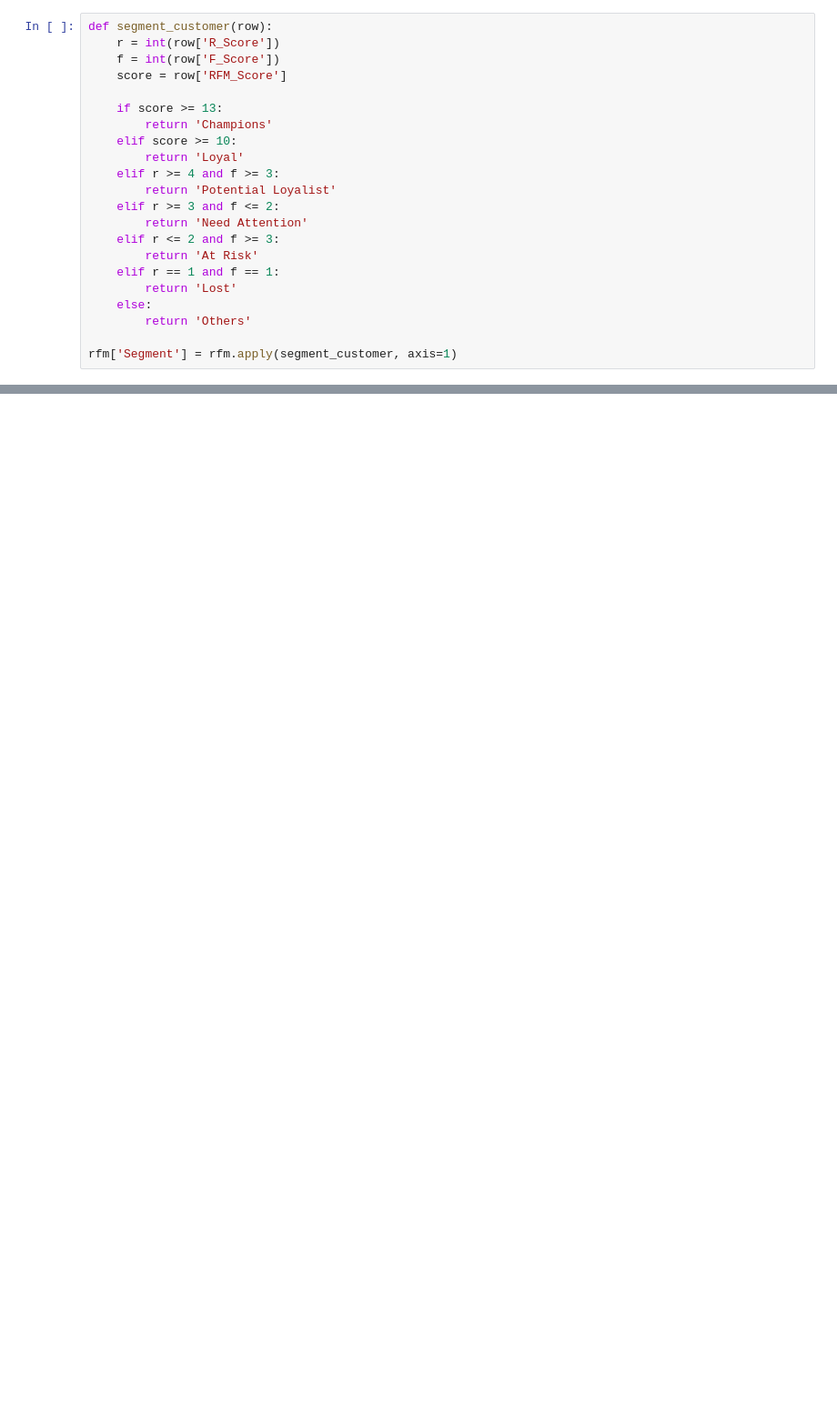
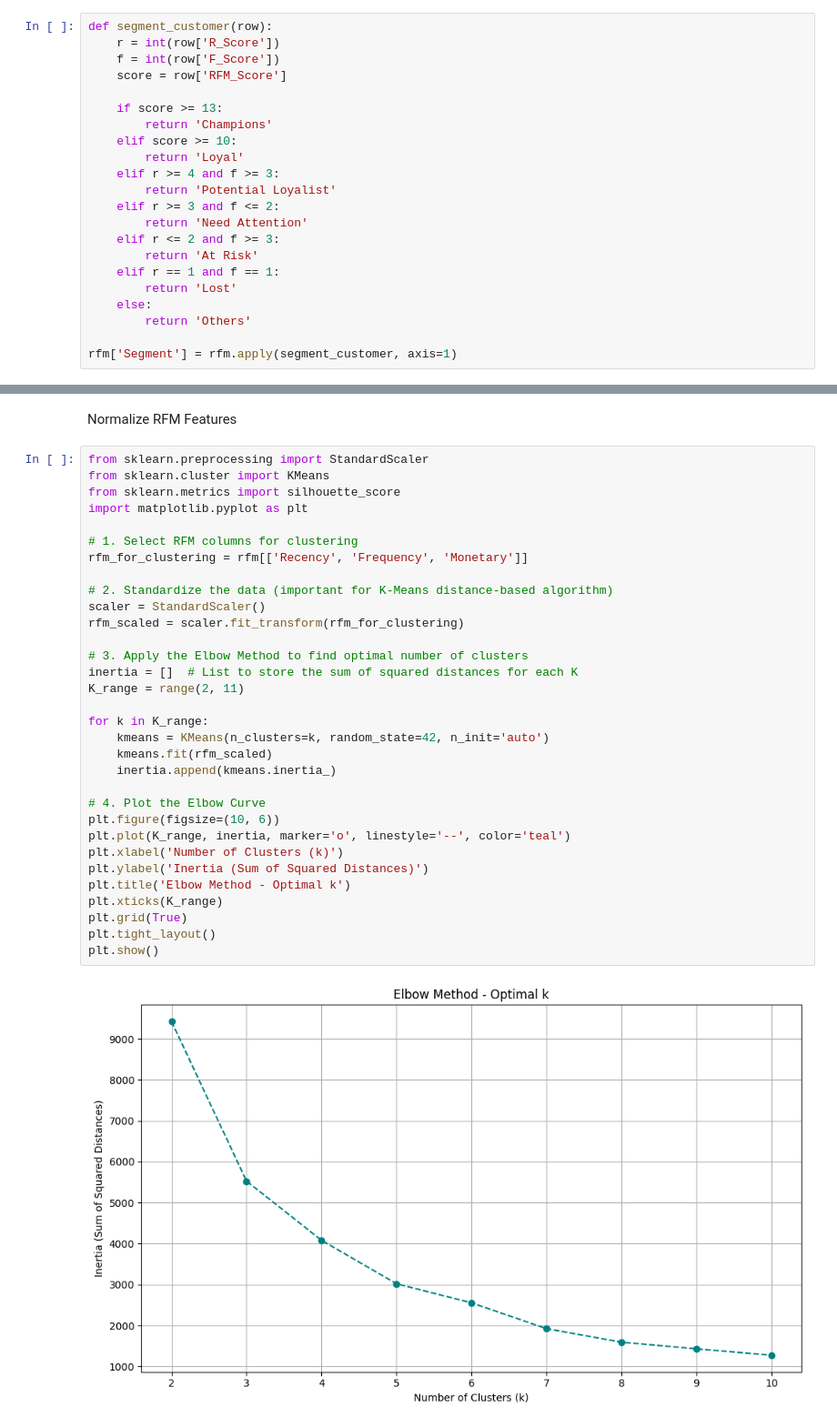
Before and after one commit to VardhanVarikuti/customer-segmentation-retail, a Jupyter notebook: CustomerSegmentation.ipynb, the cells around one changed output, grey strips where cells are left out. Shown at 91% size. Saved outputs shown, nothing was run; the diff lists cells and outputs as text; blank space fills up the shorter version.

```diff
--- a/CustomerSegmentation.ipynb
+++ b/CustomerSegmentation.ipynb
@@ -381,0 +434,36 @@ Passing `palette` without assigning `hue` is deprecated and will be removed in v
+# %% [markdown]
+Normalize RFM Features
+# %%
+from sklearn.preprocessing import StandardScaler
+from sklearn.cluster import KMeans
+from sklearn.metrics import silhouette_score
+import matplotlib.pyplot as plt
+
+# 1. Select RFM columns for clustering
+rfm_for_clustering = rfm[['Recency', 'Frequency', 'Monetary']]
+
+# 2. Standardize the data (important for K-Means distance-based algorithm)
+scaler = StandardScaler()
+rfm_scaled = scaler.fit_transform(rfm_for_clustering)
+
+# 3. Apply the Elbow Method to find optimal number of clusters
+inertia = []  # List to store the sum of squared distances for each K
+K_range = range(2, 11)
+
+for k in K_range:
+    kmeans = KMeans(n_clusters=k, random_state=42, n_init='auto')
+    kmeans.fit(rfm_scaled)
+    inertia.append(kmeans.inertia_)
+
+# 4. Plot the Elbow Curve
+plt.figure(figsize=(10, 6))
+plt.plot(K_range, inertia, marker='o', linestyle='--', color='teal')
+plt.xlabel('Number of Clusters (k)')
+plt.ylabel('Inertia (Sum of Squared Distances)')
+plt.title('Elbow Method - Optimal k')
+plt.xticks(K_range)
+plt.grid(True)
+plt.tight_layout()
+plt.show()
+# %% [output]
+[figure, added]
```
Also changed, not shown: parts of 54 cells of this notebook.
